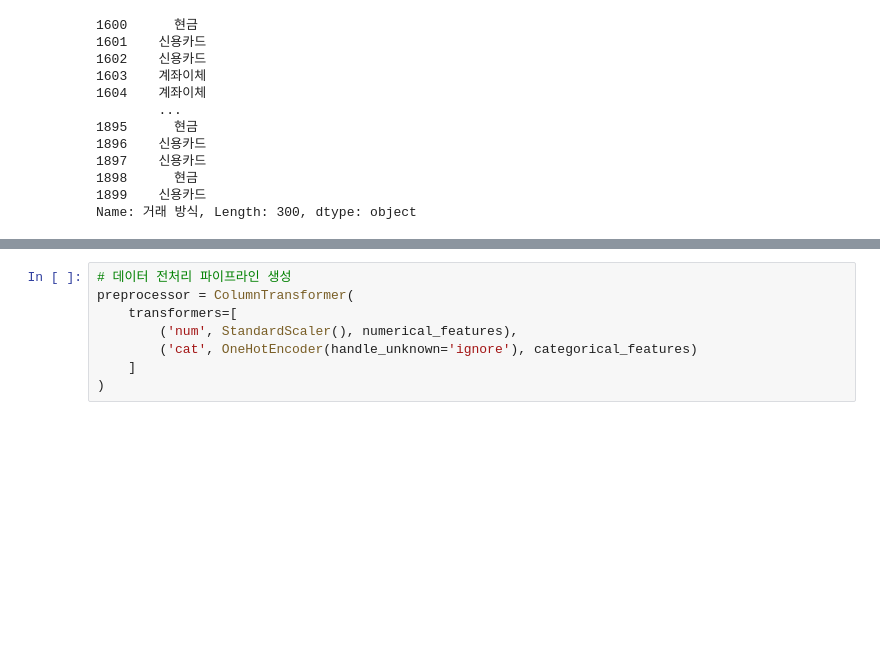
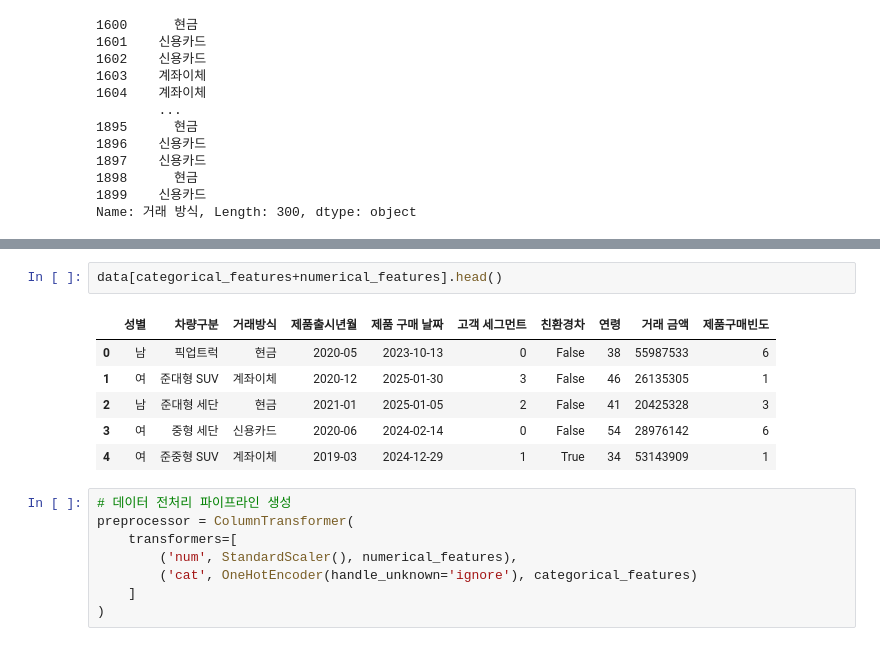
Before and after one commit to Coding-Supremacy/back_office-main, a Jupyter notebook: eungmin/model.ipynb, the cells around one changed output, grey strips where cells are left out. Drawn from its saved outputs; the diff is of its cells as text; blank space fills up the shorter version.

```diff
--- a/eungmin/model.ipynb
+++ b/eungmin/model.ipynb
@@ -505,3 +502,12 @@ numerical_features = ['연령', '거래 금액', '제품 구매 빈도']
+# %%
+data[categorical_features+numerical_features].head()
+# %% [output]
+|  | 성별 | 차량구분 | 거래방식 | 제품출시년월 | 제품 구매 날짜 | 고객 세그먼트 | 친환경차 | 연령 | 거래 금액 | 제품구매빈도 |
+| 0 | 남 | 픽업트럭 | 현금 | 2020-05 | 2023-10-13 | 0 | False | 38 | 55987533 | 6 |
+| 1 | 여 | 준대형 SUV | 계좌이체 | 2020-12 | 2025-01-30 | 3 | False | 46 | 26135305 | 1 |
+| 2 | 남 | 준대형 세단 | 현금 | 2021-01 | 2025-01-05 | 2 | False | 41 | 20425328 | 3 |
+| 3 | 여 | 중형 세단 | 신용카드 | 2020-06 | 2024-02-14 | 0 | False | 54 | 28976142 | 6 |
+| 4 | 여 | 준중형 SUV | 계좌이체 | 2019-03 | 2024-12-29 | 1 | True | 34 | 53143909 | 1 |
 # %%
 # 데이터 전처리 파이프라인 생성
 preprocessor = ColumnTransformer(
```
Also changed, not shown: parts of 8 cells of this notebook, 2 other files.
